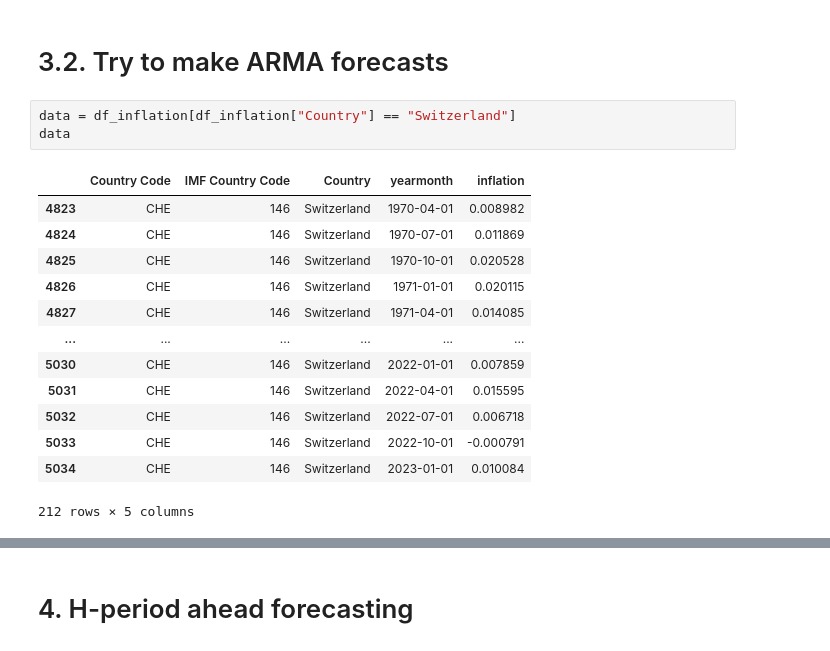
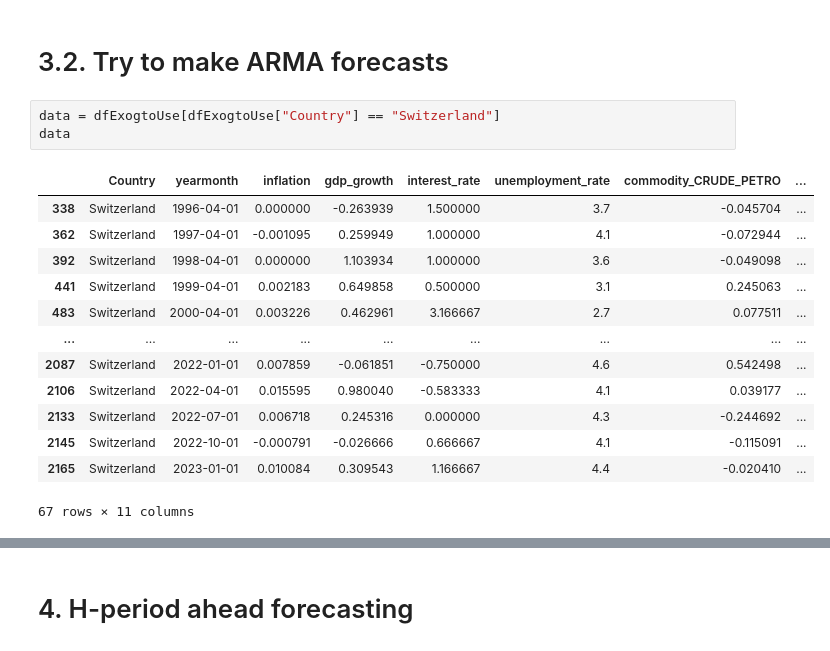
Before and after one commit to mvanaltvorst/seminar, a Jupyter notebook: notebooks/models/armax_model.ipynb, the cells around one changed output, grey strips where cells are left out. Drawn from its saved outputs; the diff is of its cells as text.

```diff
--- a/notebooks/models/armax_model.ipynb
+++ b/notebooks/models/armax_model.ipynb
@@ -229,20 +229,20 @@ modelARMAX.predict(dfExogtoUse)
 # %% [markdown]
 # 3.2. Try to make ARMA forecasts
 # %%
-data = df_inflation[df_inflation["Country"] == "Switzerland"]
+data = dfExogtoUse[dfExogtoUse["Country"] == "Switzerland"]
 data
 # %% [output]
-|  | Country Code | IMF Country Code | Country | yearmonth | inflation |
-| 4823 | CHE | 146 | Switzerland | 1970-04-01 | 0.008982 |
-| 4824 | CHE | 146 | Switzerland | 1970-07-01 | 0.011869 |
-| 4825 | CHE | 146 | Switzerland | 1970-10-01 | 0.020528 |
-| 4826 | CHE | 146 | Switzerland | 1971-01-01 | 0.020115 |
-| 4827 | CHE | 146 | Switzerland | 1971-04-01 | 0.014085 |
-| ... | ... | ... | ... | ... | ... |
-| 5030 | CHE | 146 | Switzerland | 2022-01-01 | 0.007859 |
-| 5031 | CHE | 146 | Switzerland | 2022-04-01 | 0.015595 |
-| 5032 | CHE | 146 | Switzerland | 2022-07-01 | 0.006718 |
-| 5033 | CHE | 146 | Switzerland | 2022-10-01 | -0.000791 |
-| 5034 | CHE | 146 | Switzerland | 2023-01-01 | 0.010084 |
+|  | Country | yearmonth | inflation | gdp_growth | interest_rate | unemployment_rate | commodity_CRUDE_PETRO | ... |
+| 338 | Switzerland | 1996-04-01 | 0.000000 | -0.263939 | 1.500000 | 3.7 | -0.045704 | ... |
+| 362 | Switzerland | 1997-04-01 | -0.001095 | 0.259949 | 1.000000 | 4.1 | -0.072944 | ... |
+| 392 | Switzerland | 1998-04-01 | 0.000000 | 1.103934 | 1.000000 | 3.6 | -0.049098 | ... |
+| 441 | Switzerland | 1999-04-01 | 0.002183 | 0.649858 | 0.500000 | 3.1 | 0.245063 | ... |
+| 483 | Switzerland | 2000-04-01 | 0.003226 | 0.462961 | 3.166667 | 2.7 | 0.077511 | ... |
+| ... | ... | ... | ... | ... | ... | ... | ... | ... |
+| 2087 | Switzerland | 2022-01-01 | 0.007859 | -0.061851 | -0.750000 | 4.6 | 0.542498 | ... |
+| 2106 | Switzerland | 2022-04-01 | 0.015595 | 0.980040 | -0.583333 | 4.1 | 0.039177 | ... |
+| 2133 | Switzerland | 2022-07-01 | 0.006718 | 0.245316 | 0.000000 | 4.3 | -0.244692 | ... |
+| 2145 | Switzerland | 2022-10-01 | -0.000791 | -0.026666 | 0.666667 | 4.1 | -0.115091 | ... |
+| 2165 | Switzerland | 2023-01-01 | 0.010084 | 0.309543 | 1.166667 | 4.4 | -0.020410 | ... |
-212 rows × 5 columns
+67 rows × 11 columns
 # %%
```
Also changed, not shown: parts of 20 cells of this notebook, 1 other file.
